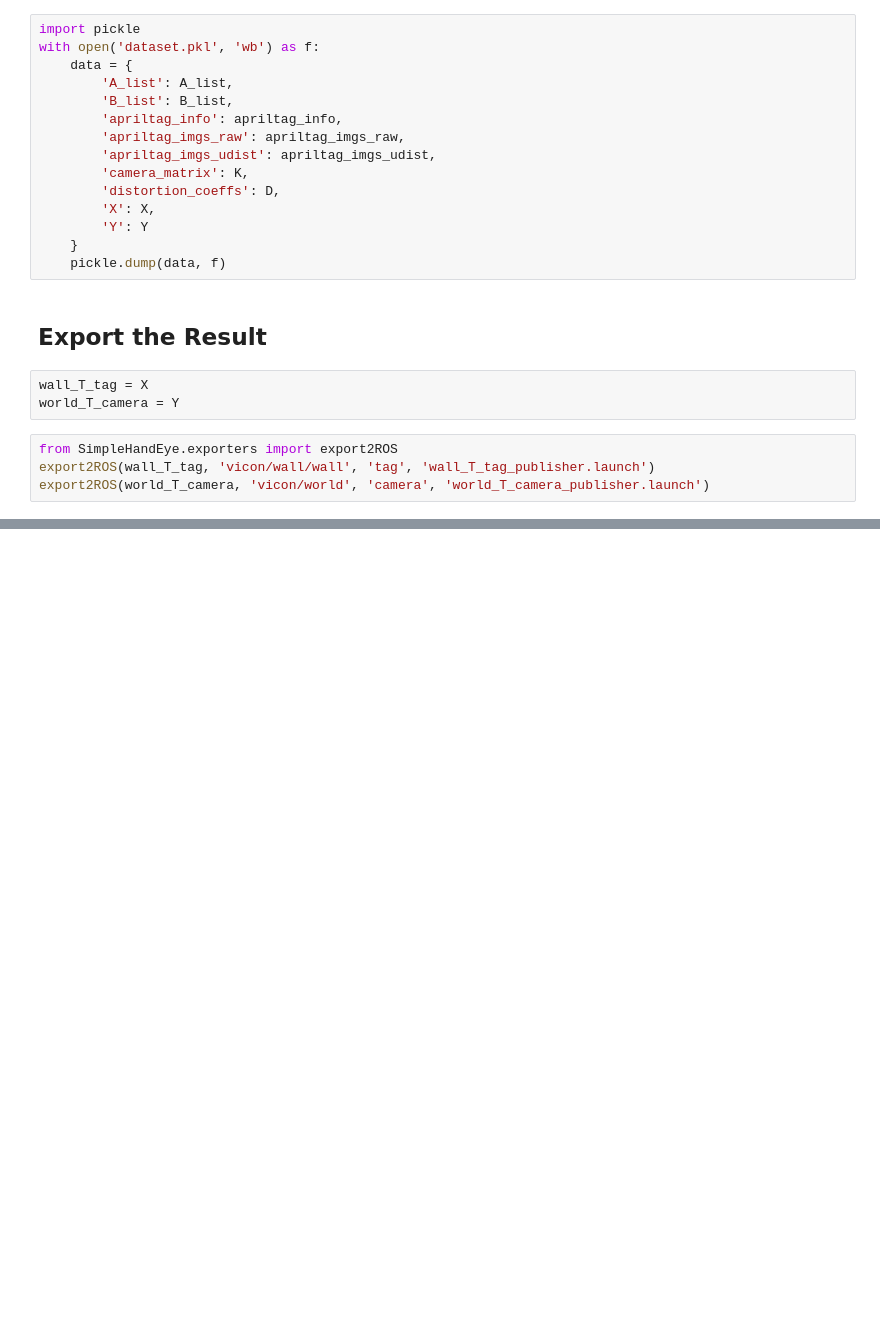
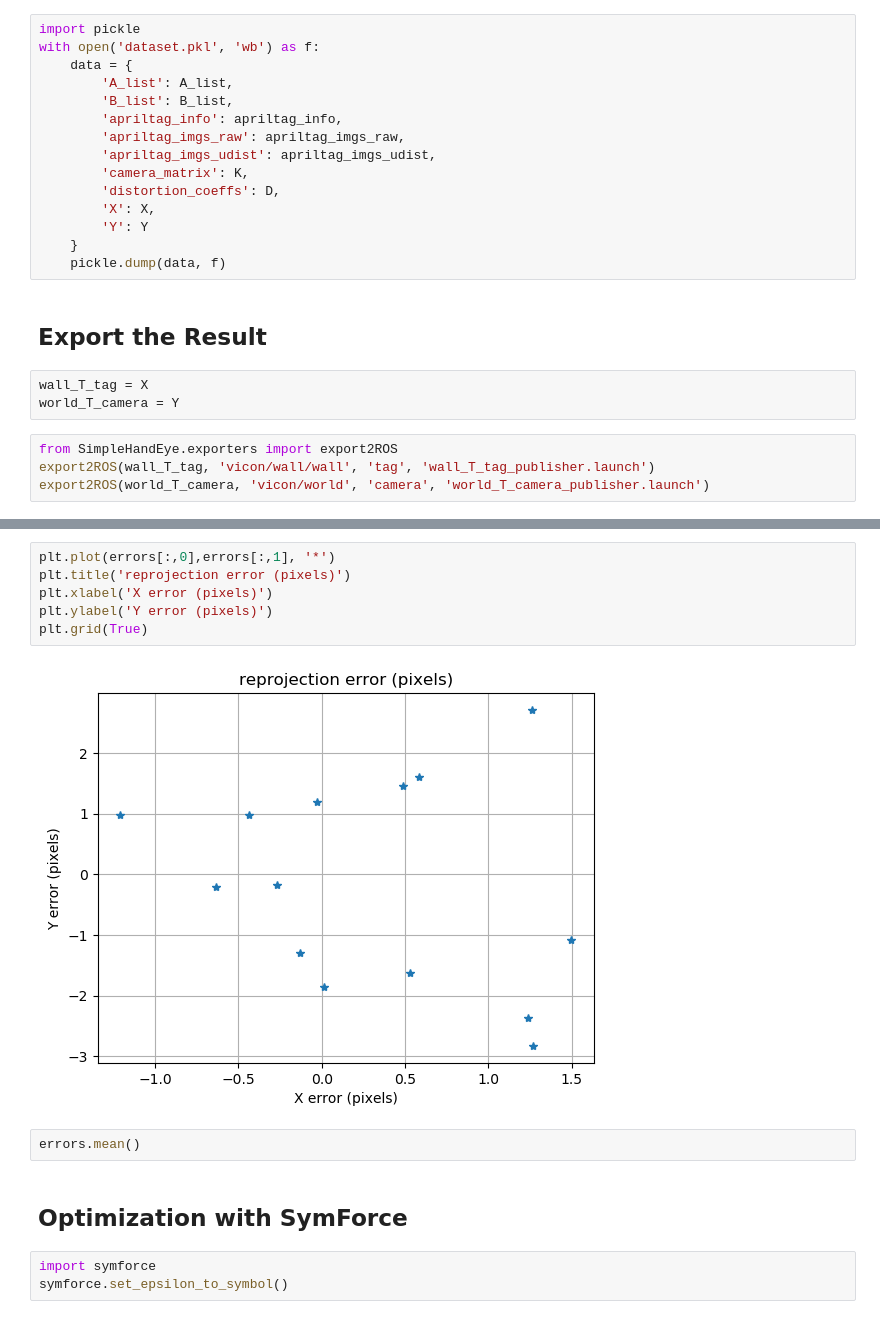
Before and after one commit to Rooholla-KhorramBakht/SimpleHandEye, a Jupyter notebook: examples/ros2_axyb.ipynb, the cells around one changed output, grey strips where cells are left out. Drawn from its saved outputs; the diff is of its cells as text; blank space fills up the shorter version.

```diff
--- a/examples/ros2_axyb.ipynb
+++ b/examples/ros2_axyb.ipynb
@@ -146,0 +195,15 @@ export2ROS(world_T_camera, 'vicon/world', 'camera', 'world_T_camera_publisher.la
+# %%
+plt.plot(errors[:,0],errors[:,1], '*')
+plt.title('reprojection error (pixels)')
+plt.xlabel('X error (pixels)')
+plt.ylabel('Y error (pixels)')
+plt.grid(True)
+# %% [output]
+[figure, added]
+# %%
+errors.mean()
+# %% [markdown]
+## Optimization with SymForce
+# %%
+import symforce
+symforce.set_epsilon_to_symbol()
```
Also changed, not shown: parts of 17 cells of this notebook.
